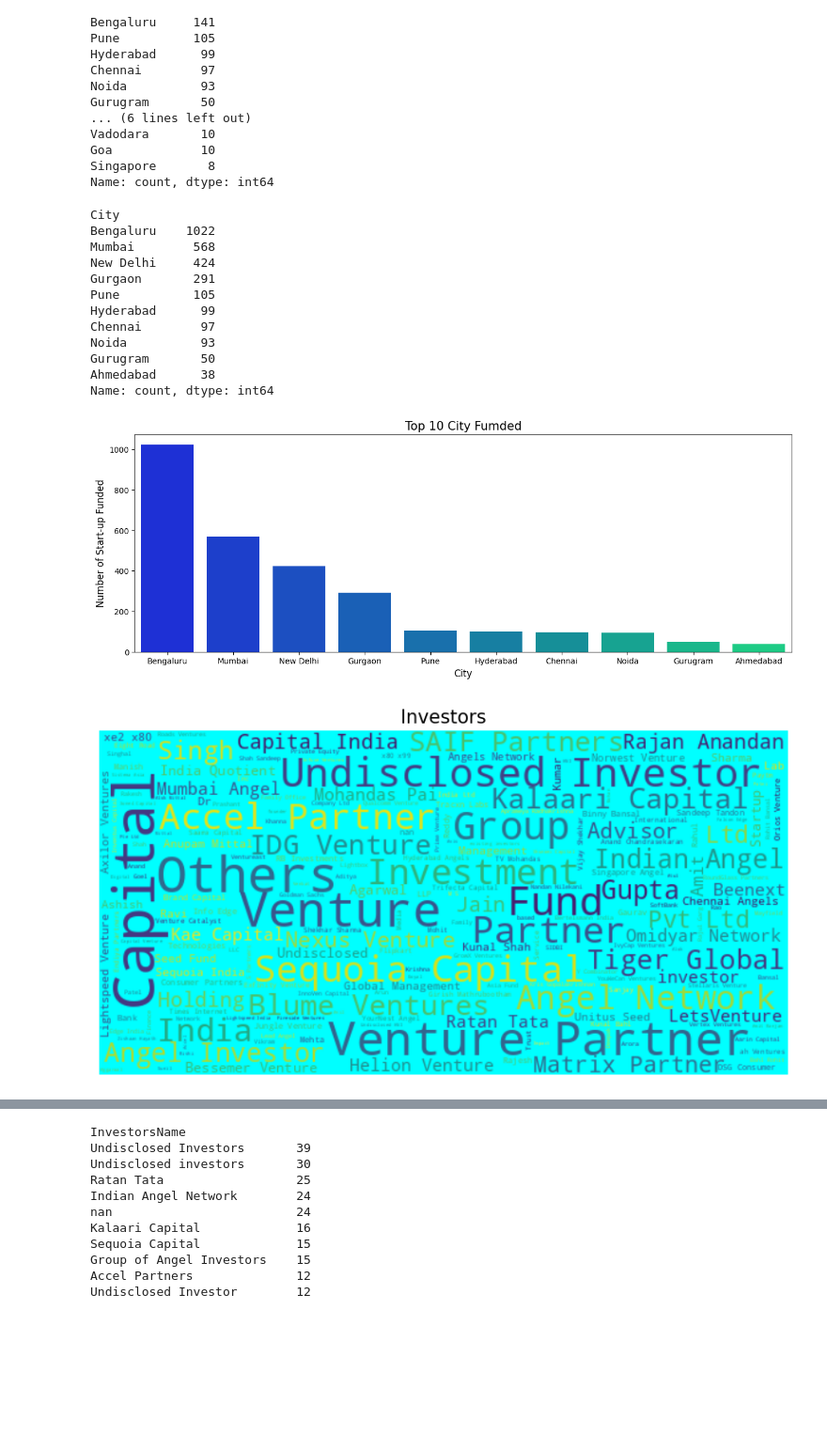
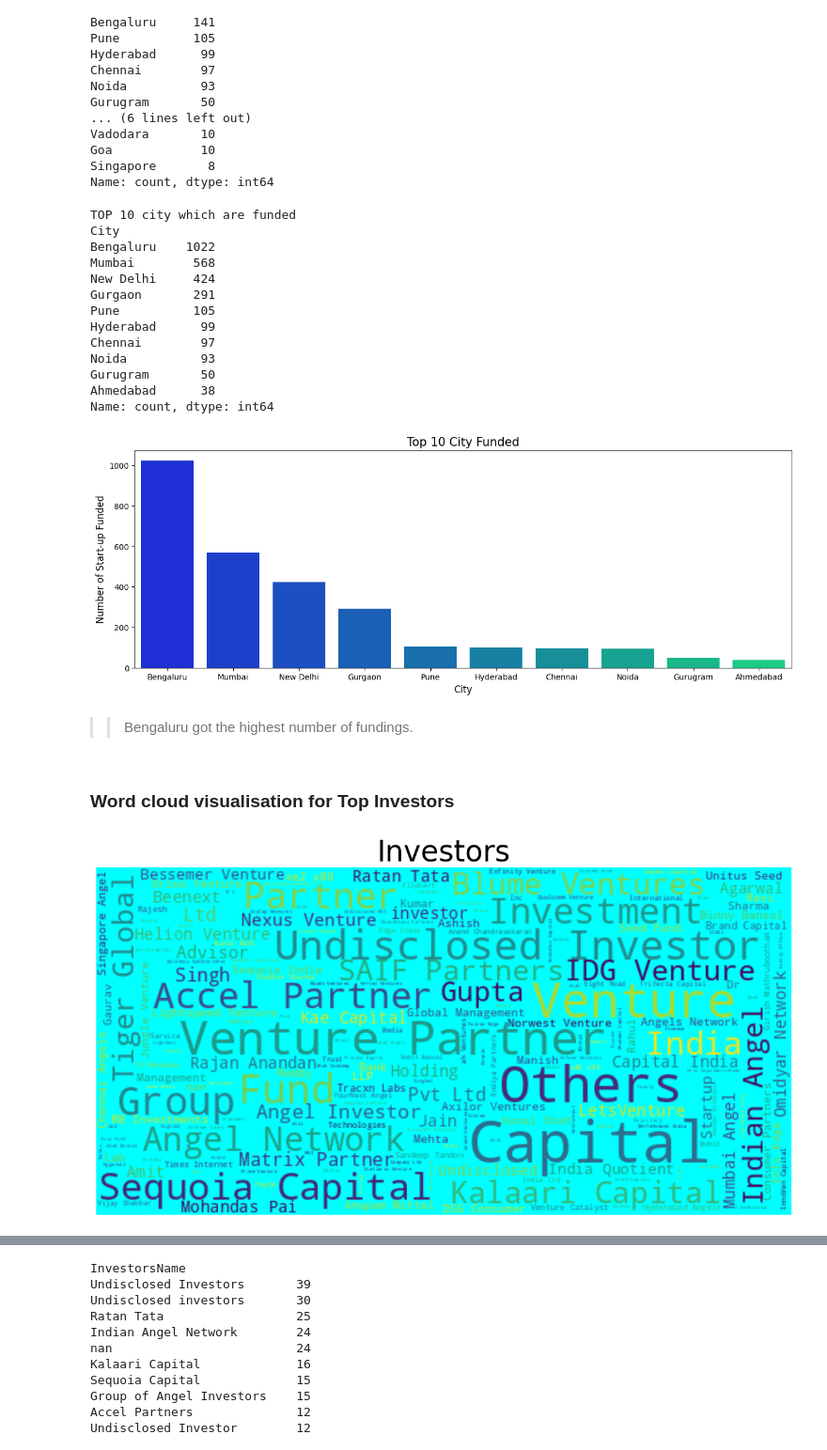
Before and after one commit to NimishPrakash/Funding-Trends-in-Indian-Startups-, a Jupyter notebook: Funding_Trends_in_Indian_Startups.ipynb, the cells around one changed output, grey strips where cells are left out. Shown at 94% size. Drawn from its saved outputs; the diff is of its cells as text; code cells hidden in the pictures; blank space fills up the shorter version.

```diff
--- a/Funding_Trends_in_Indian_Startups.ipynb
+++ b/Funding_Trends_in_Indian_Startups.ipynb
@@ -384,15 +441,17 @@ Name: count, dtype: int64
 # %%
 data['City']=data['City'].replace(('Bangalore','nan'),('Bengaluru','Bengaluru'))
 city=data['City'].value_counts().head(10)
+print('TOP 10 city which are funded')
 print(city)
 
 plt.figure(figsize=(15,5))
 sns.barplot(x=city.index,y=city.values,palette='winter')
 plt.xlabel('City',fontsize=12)
 plt.ylabel('Number of Start-up Funded',fontsize=12)
-plt.title('Top 10 City Fumded',fontsize=15)
+plt.title('Top 10 City Funded',fontsize=15)
 plt.show()
 # %% [output]
+TOP 10 city which are funded
 City
 Bengaluru    1022
 Mumbai        568
@@ -406,15 +465,18 @@ Gurugram       50
 Ahmedabad      38
 Name: count, dtype: int64
 [figure]
+# %% [markdown]
+>> Bengaluru got the highest number of fundings.
+# %% [markdown]
+### Word cloud visualisation for Top Investors
 # %%
-from wordcloud import WordCloud
-names=data['InvestorsName'][~pd.isnull(data['InvestorsName'])]          #names=data['InvestorsName'][(data['InvestorsName']!='nan')]
+names=data['InvestorsName'][~pd.isnull(data['InvestorsName'])]
 wordcloud=WordCloud(max_font_size=50,width=600,height=300,background_color='cyan').generate(' '.join(names))
 
-plt.figure(figsize=(10, 5))
+plt.figure(figsize=(15, 8))
 plt.imshow(wordcloud,interpolation='bilinear')
-plt.title('Investors',fontsize=15)
+plt.title('Investors',fontsize=35)
 plt.axis('off')
 plt.show()
 # %% [output]
-[figure, old version]
+[figure, new version]
```
Also changed, not shown: parts of 49 cells of this notebook.
